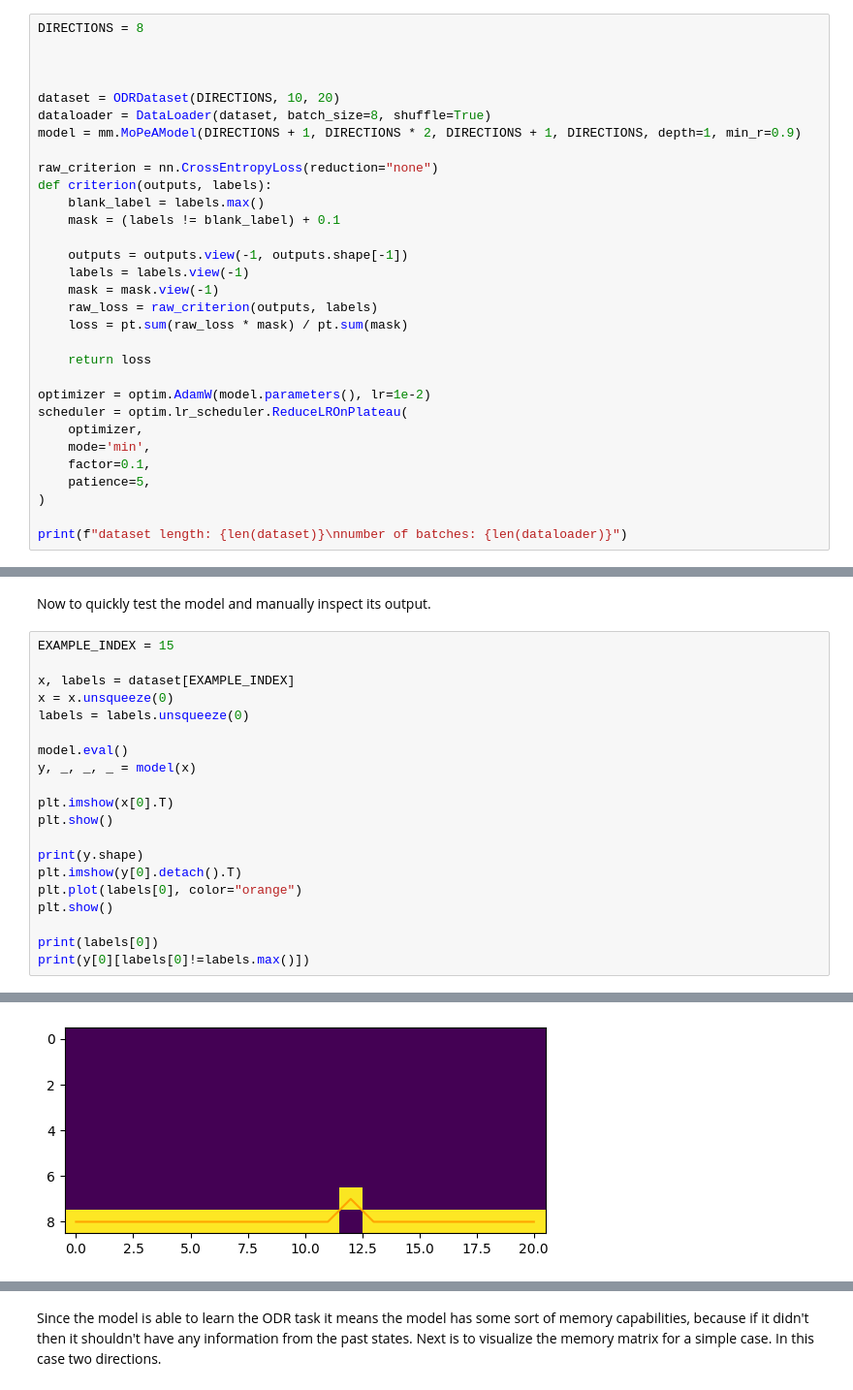
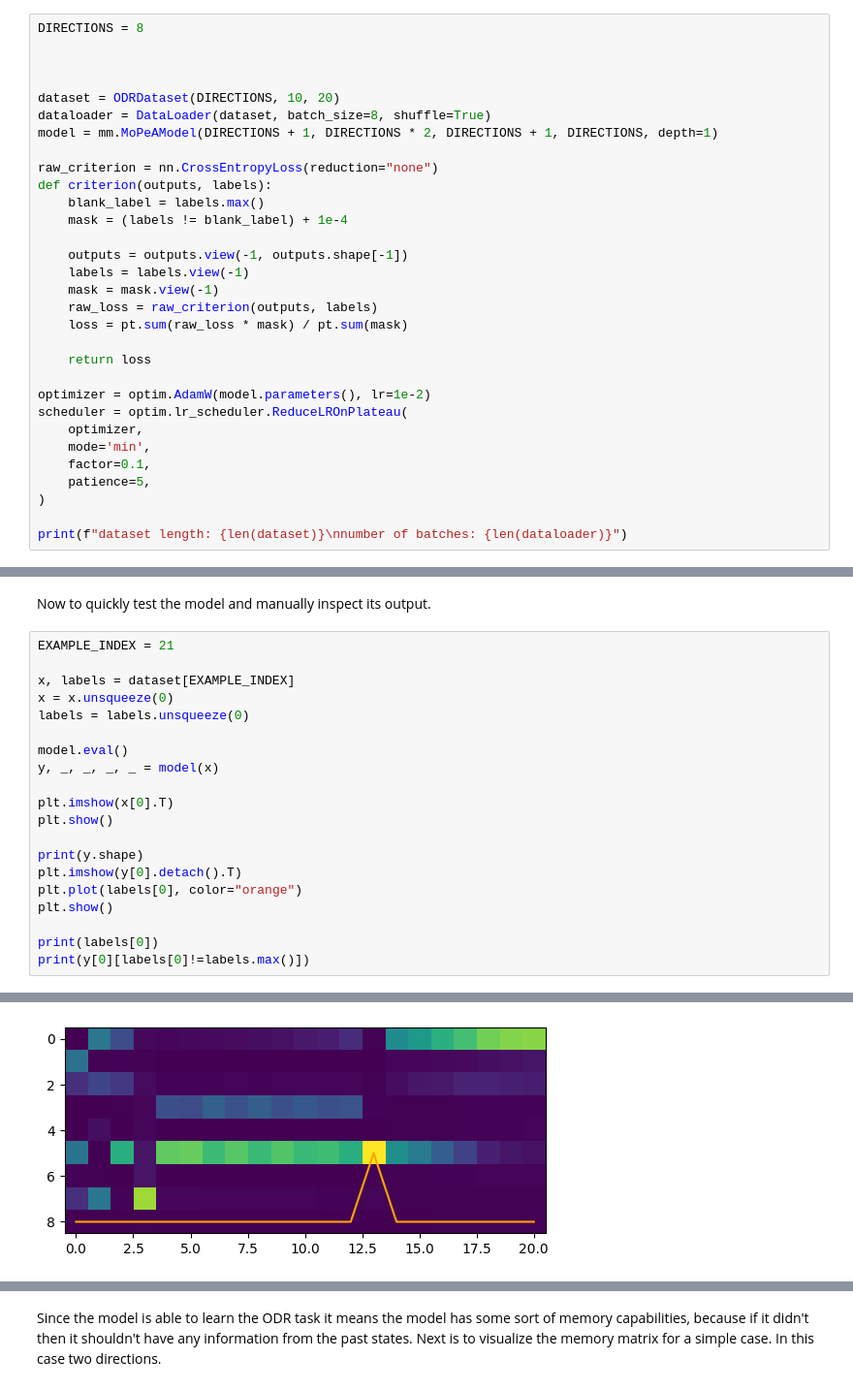
Before and after one commit to IanPTan/MoPeA, a Jupyter notebook: src/model_tests.ipynb, the cells around one changed output, grey strips where cells are left out. Shown at 97% size. Drawn from its saved outputs; the diff is of its cells as text.

Commit message:
added lerp and it's working a lot better than expected, the model is now showing promising results

```diff
--- a/src/model_tests.ipynb
+++ b/src/model_tests.ipynb
@@ -75,12 +75,12 @@ DIRECTIONS = 8
 
 dataset = ODRDataset(DIRECTIONS, 10, 20)
 dataloader = DataLoader(dataset, batch_size=8, shuffle=True)
-model = mm.MoPeAModel(DIRECTIONS + 1, DIRECTIONS * 2, DIRECTIONS + 1, DIRECTIONS, depth=1, min_r=0.9)
+model = mm.MoPeAModel(DIRECTIONS + 1, DIRECTIONS * 2, DIRECTIONS + 1, DIRECTIONS, depth=1)
 
 raw_criterion = nn.CrossEntropyLoss(reduction="none")
 def criterion(outputs, labels):
     blank_label = labels.max()
-    mask = (labels != blank_label) + 0.1
+    mask = (labels != blank_label) + 1e-4
 
     outputs = outputs.view(-1, outputs.shape[-1])
     labels = labels.view(-1)
@@ -152,14 +149,14 @@ plt.show()
 # %% [markdown]
 Now to quickly test the model and manually inspect its output.
 # %%
-EXAMPLE_INDEX = 15
+EXAMPLE_INDEX = 21
 
 x, labels = dataset[EXAMPLE_INDEX]
 x = x.unsqueeze(0)
 labels = labels.unsqueeze(0)
 
 model.eval()
-y, _, _, _ = model(x)
+y, _, _, _, _ = model(x)
 
 plt.imshow(x[0].T)
 plt.show()
@@ -176,2 +173,2 @@ print(y[0][labels[0]!=labels.max()])
 torch.Size([1, 21, 9])
-[figure, old version]
+[figure, new version]
```
Also changed, not shown: parts of 2 cells of this notebook, 2 other files.
